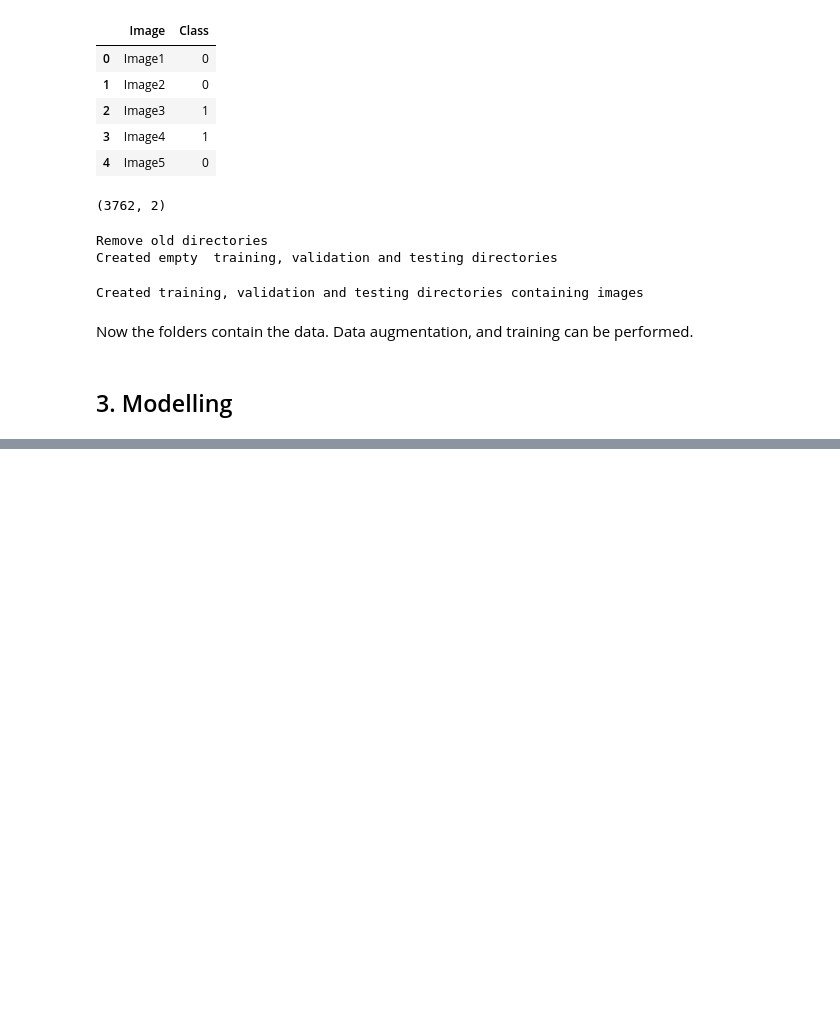
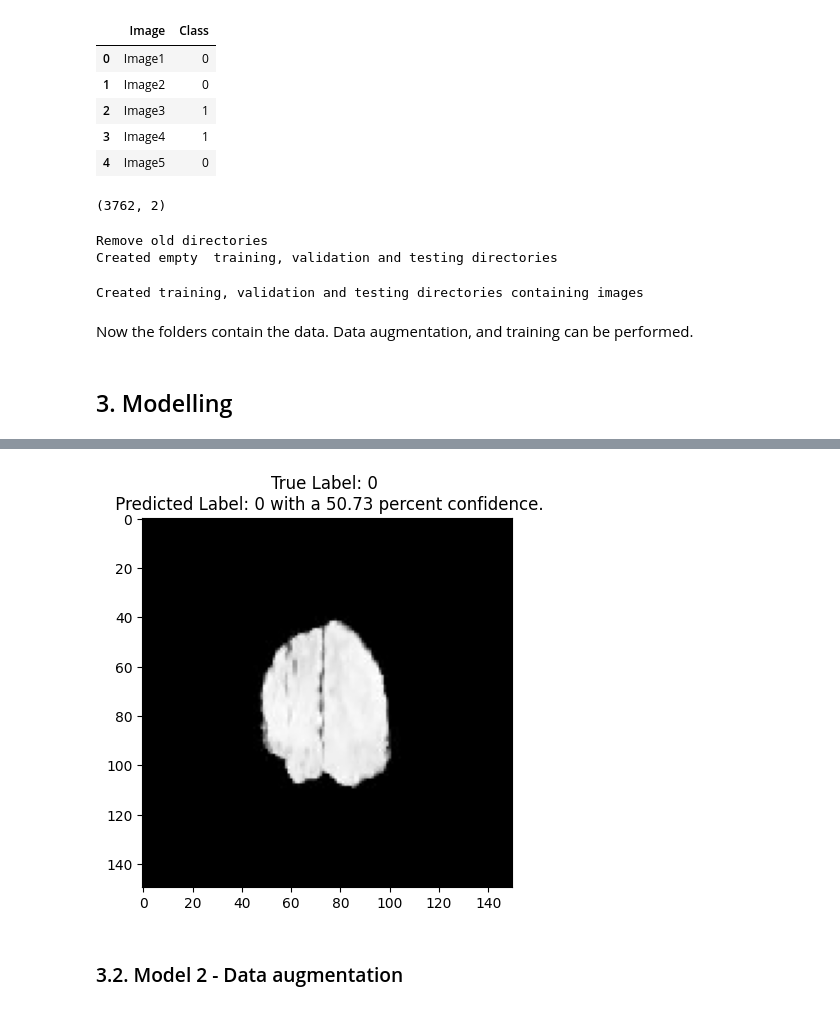
Before and after one commit to maver01/image-segmentation-brain-tumor-detection, a Jupyter notebook: notebooks/short-pipeline.ipynb, the cells around one changed output, grey strips where cells are left out. Cells and saved outputs as stored; diff of their text form; code cells hidden in the pictures; blank space fills up the shorter version.

```diff
--- a/notebooks/short-pipeline.ipynb
+++ b/notebooks/short-pipeline.ipynb
@@ -129,0 +304,7 @@ Create the generator that already implement data augmentation.
+# %%
+import mlflow.pyfunc
+
+model_name = "Brain_Tumor_Model_v1"
+model_version = 3
+
+model_for_inference = mlflow.pyfunc.load_model(model_uri=f"models:/{model_name}/{model_version}")
@@ -129,0 +317,24 @@ Create the generator that already implement data augmentation.
+# %%
+testing_base_dir = os.path.join(modelling_base_dir, 'testing')
+true_label = '0'
+# load random image from the testing set
+random_image = random.choice(os.listdir(os.path.join(testing_base_dir, true_label)))
+img = image.load_img(os.path.join(testing_base_dir, true_label, random_image), target_size=(150, 150))
+
+x = image.img_to_array(img)
+
+x /= 127.5
+x = np.expand_dims(x, axis=0)
+preprocess_images = np.vstack([x])
+
+# predict the label of the image
+classes = model_for_inference.predict(preprocess_images)
+score = tf.nn.sigmoid(classes[0])
+if classes[0]>0.5:
+    predicted_label = 1
+else:
+    predicted_label = 0
+plt.title(f'True Label: {true_label} \n Predicted Label: {predicted_label} with a {100 * np.max(score):.2f} percent confidence.')
+plt.imshow(img)
+plt.show()
+# %% [output]
@@ -130,3 +342,6 @@ Create the generator that already implement data augmentation.
+[figure, added]
+# %% [markdown]
+### 3.2. Model 2 - Data augmentation
 # %%
 # Loads the data from the directories, preprocesses the images
 # and creates the generators
```
Also changed, not shown: parts of 16 cells of this notebook, 2 other files.
